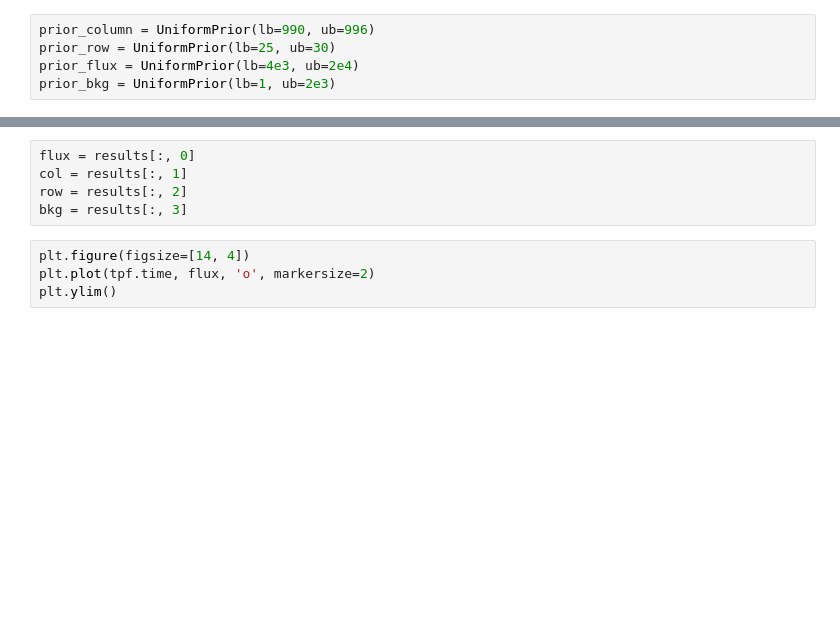
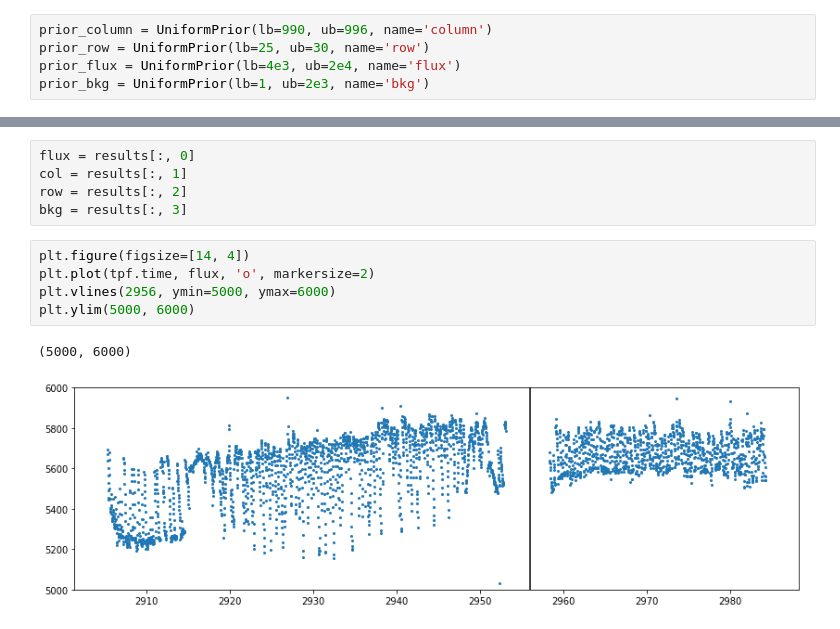
Before and after one commit to KeplerGO/pyke, a Jupyter notebook: docs/source/tutorials/ipython_notebooks/trappist1.ipynb, the cells around one changed output, grey strips where cells are left out. Cells and saved outputs as stored; diff of their text form; blank space fills up the shorter version.

```diff
--- a/docs/source/tutorials/ipython_notebooks/trappist1.ipynb
+++ b/docs/source/tutorials/ipython_notebooks/trappist1.ipynb
@@ -18,10 +18,10 @@ tpf.plot()
 # %%
 prf = tpf.get_prf_model()
 # %%
-prior_column = UniformPrior(lb=990, ub=996)
-prior_row = UniformPrior(lb=25, ub=30)
-prior_flux = UniformPrior(lb=4e3, ub=2e4)
-prior_bkg = UniformPrior(lb=1, ub=2e3)
+prior_column = UniformPrior(lb=990, ub=996, name='column')
+prior_row = UniformPrior(lb=25, ub=30, name='row')
+prior_flux = UniformPrior(lb=4e3, ub=2e4, name='flux')
+prior_bkg = UniformPrior(lb=1, ub=2e3, name='bkg')
 # %%
 prior = JointPrior(prior_flux, prior_column, prior_row, prior_bkg)
 # %%
@@ -38,7 +38,11 @@ bkg = results[:, 3]
 # %%
 plt.figure(figsize=[14, 4])
 plt.plot(tpf.time, flux, 'o', markersize=2)
-plt.ylim()
+plt.vlines(2956, ymin=5000, ymax=6000)
+plt.ylim(5000, 6000)
+# %% [output]
+(5000, 6000)
+[figure, added]
 # %%
 plt.figure(figsize=[14, 4])
 plt.plot(tpf.time, col, 'o', markersize=2)
```
Also changed, not shown: parts of 7 cells of this notebook, 1 other file.
